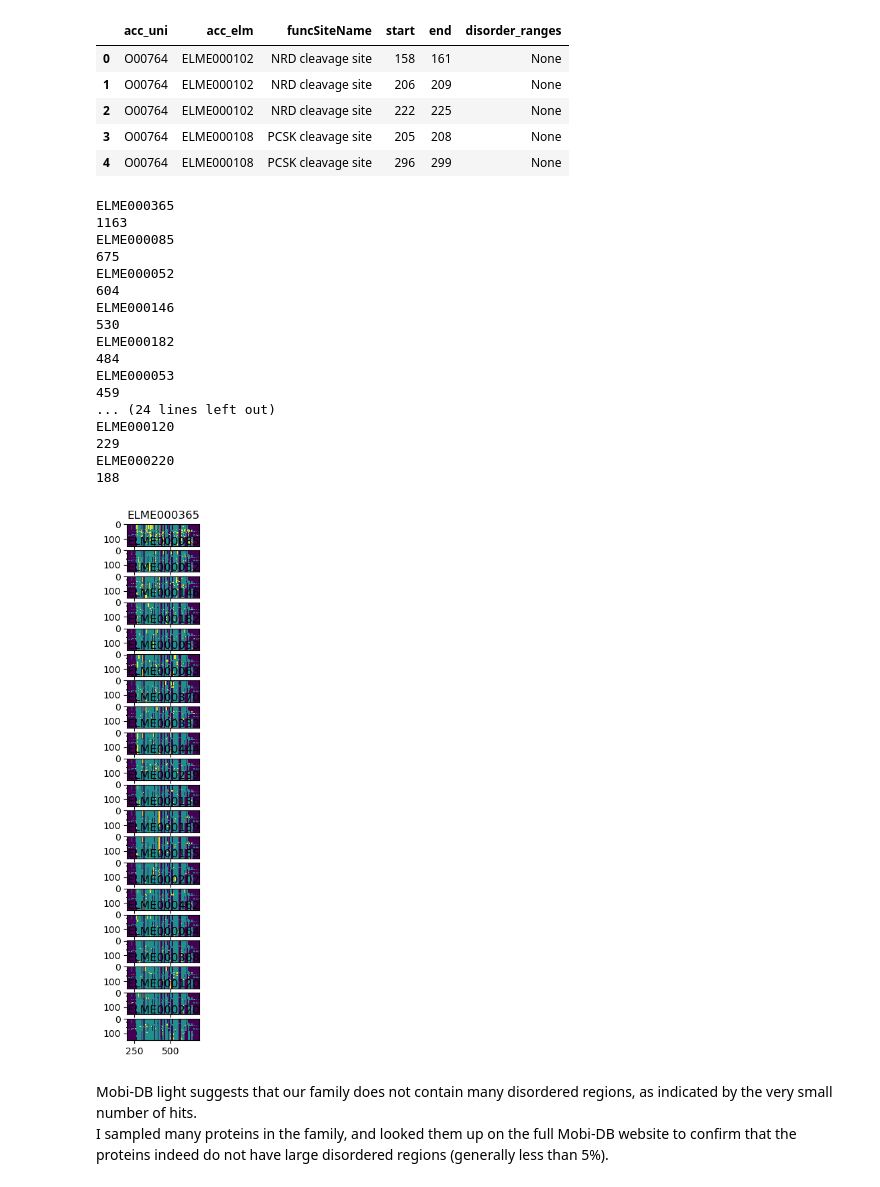
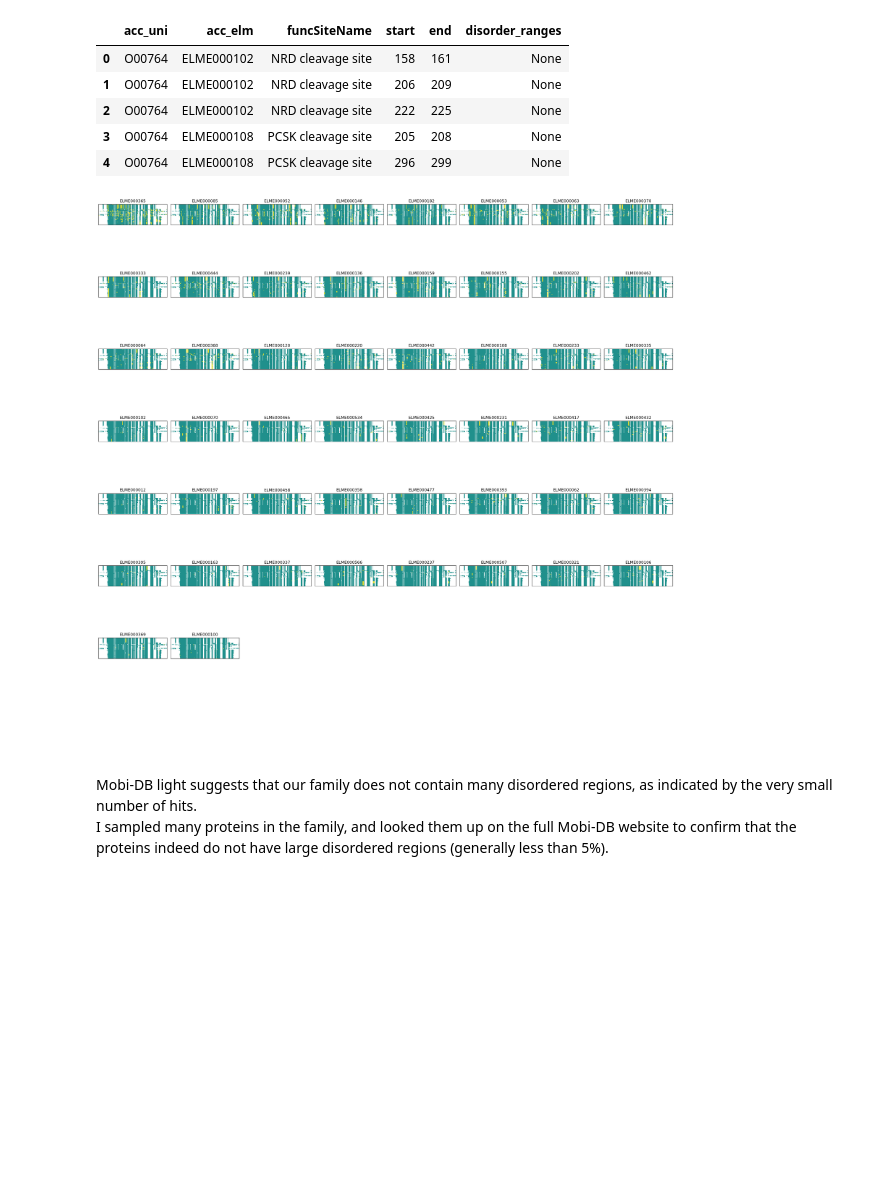
Before and after one commit to marcouderzo/BioData-PdxK-ThiD-FamilyModel, a Jupyter notebook: family.ipynb, the cells around one changed output. Saved outputs shown, nothing was run; the diff lists cells and outputs as text; code cells hidden in the pictures; blank space fills up the shorter version.

```diff
--- a/family.ipynb
+++ b/family.ipynb
@@ -1616,49 +1656,3 @@ elm_hits_df.head()
 | 2 | O00764 | ELME000102 | NRD cleavage site | 222 | 225 | None |
 | 3 | O00764 | ELME000108 | PCSK cleavage site | 205 | 208 | None |
 | 4 | O00764 | ELME000108 | PCSK cleavage site | 296 | 299 | None |
-# %%
-fig, axs = plt.subplots(n_elm_patterns, 1, figsize=(10, 10))
-for plot_num, acc_elm in enumerate(elm_top_acc):
-    img = img_base.copy()
-    print(acc_elm)
-    cur_elm_df = elm_hits_df[elm_hits_df['acc_elm'] == acc_elm]
-    print(len(cur_elm_df))
-
-    # hilight regions in alignment that correspond to a given pattern
-    for hit_num,r in cur_elm_df.iterrows():
-        acc_uni = r['acc_uni']
-        row_idx = seq_idx_dict[acc_uni]
-        seq_idx = 0 # index corresponding to contig. seq from uniprot
-        aln_col = 0 # current col number in the MSA
-        seq = seq_aln_dict[acc_uni]
-        while seq_idx < r['end']:
-            if seq[aln_col] != '-':
-                # not an empty aa, inc seq_idx
-                if seq_idx >= r['start']:
-                    img[row_idx, aln_col] = 2
-                seq_idx += 1
-            aln_col += 1 # always inc index in MSA
-
-    axs[plot_num].imshow(img, cmap='viridis', interpolation='nearest', vmin=0, vmax=2)
-    axs[plot_num].set_title(acc_elm)
-    axs[plot_num].set_xlim(200,700)
-plt.tight_layout()
-# %% [output]
-ELME000365
-1163
-ELME000085
-675
-ELME000052
-604
-ELME000146
-530
-ELME000182
-484
-ELME000053
-459
-... (24 lines left out)
-ELME000120
-229
-ELME000220
-188
-[figure, removed]
@@ -1665,3 +1724,7 @@ ELME000220
+# %%
+plot_elm_heatmaps(elm_top_acc[:50])
+# %% [output]
+[figure, added]
 # %% [markdown]
 Mobi-DB light suggests that our family does not contain many disordered regions, as indicated by the very small number of hits.
 I sampled many proteins in the family, and looked them up on the full Mobi-DB website to confirm that the proteins indeed do not have large disordered regions (generally less than 5%).
```
Also changed, not shown: parts of 19 cells of this notebook.
